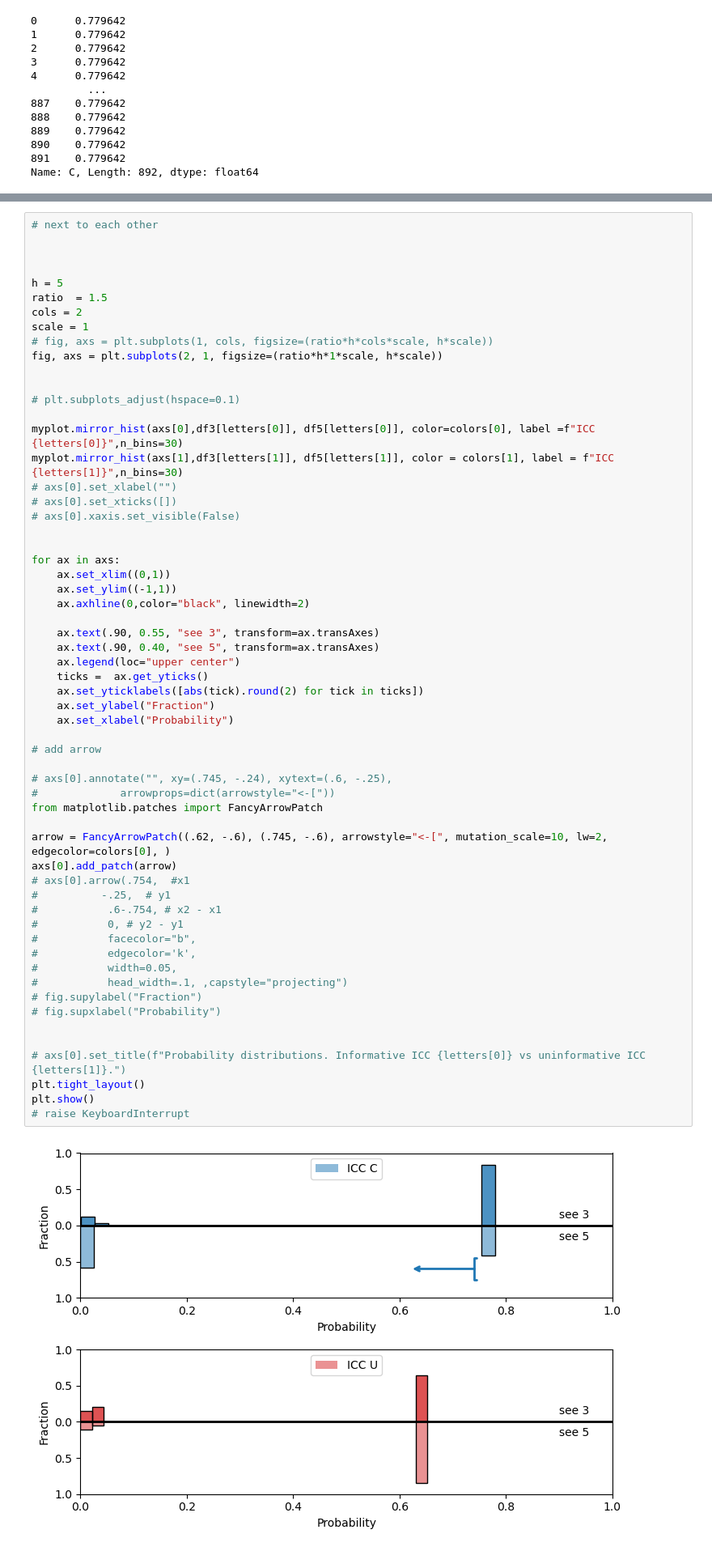
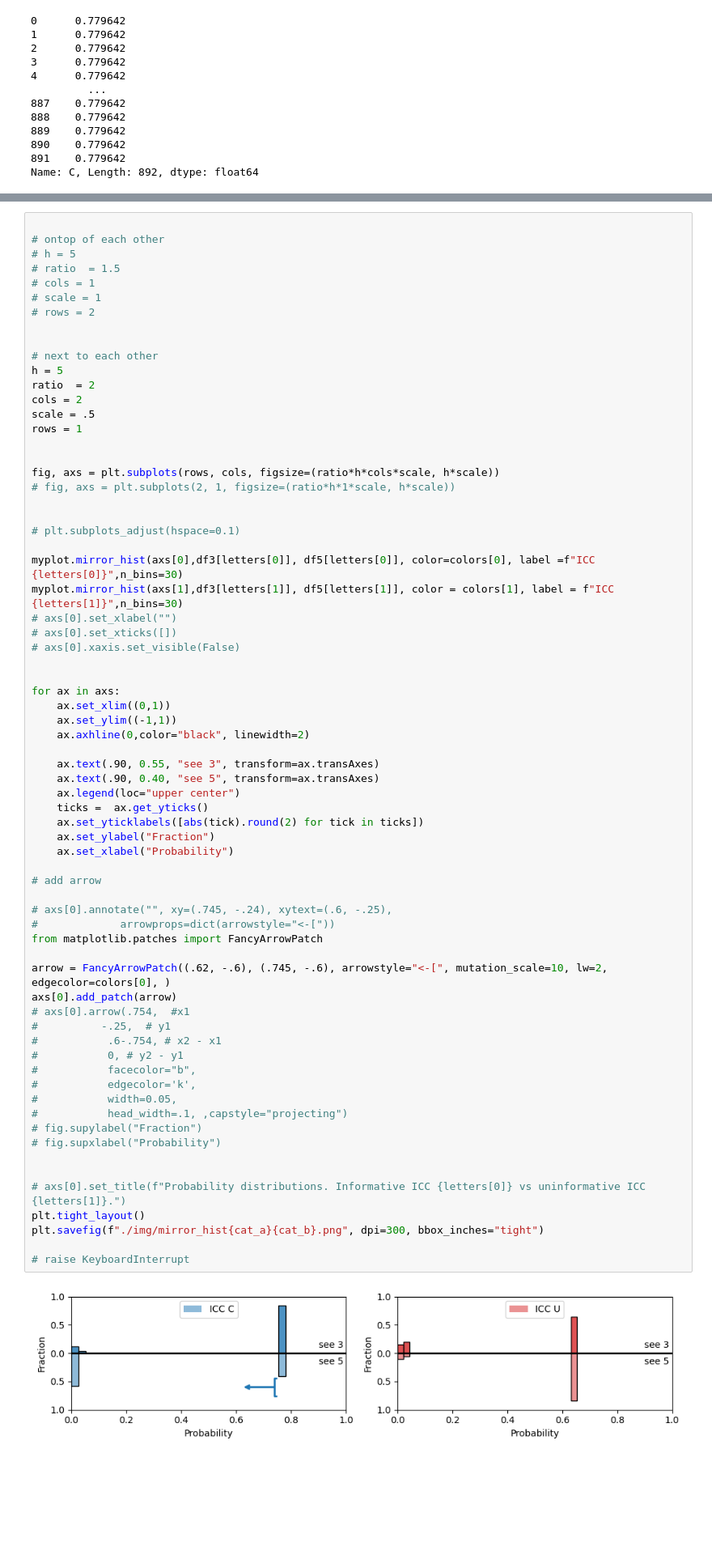
Before and after one commit to PaulHosek/MCM_classifier, a Jupyter notebook: Classifier_1/mcm/paper_plots/plots_indicative_icc.ipynb, the cells around one changed output, grey strips where cells are left out. Shown: that part at 81% size. Saved outputs shown, nothing was run; the diff lists cells and outputs as text; blank space fills up the shorter version.

Commit message:
making appendx plots

```diff
--- a/Classifier_1/mcm/paper_plots/plots_indicative_icc.ipynb
+++ b/Classifier_1/mcm/paper_plots/plots_indicative_icc.ipynb
@@ -436,16 +436,25 @@ plt.show()
 # %% [output]
 [figure]
 # %%
-# next to each other
+
+# ontop of each other
+# h = 5
+# ratio  = 1.5
+# cols = 1
+# scale = 1
+# rows = 2
 
 
+# next to each other
+h = 5
+ratio  = 2
+cols = 2
+scale = .5
+rows = 1
 
-h = 5
-ratio  = 1.5
-cols = 2
-scale = 1
-# fig, axs = plt.subplots(1, cols, figsize=(ratio*h*cols*scale, h*scale))
-fig, axs = plt.subplots(2, 1, figsize=(ratio*h*1*scale, h*scale))
+
+fig, axs = plt.subplots(rows, cols, figsize=(ratio*h*cols*scale, h*scale))
+# fig, axs = plt.subplots(2, 1, figsize=(ratio*h*1*scale, h*scale))
 
 
 # plt.subplots_adjust(hspace=0.1)
@@ -467,35 +476,36 @@ for ax in axs:
     ax.legend(loc="upper center")
     ticks =  ax.get_yticks()
     ax.set_yticklabels([abs(tick).round(2) for tick in ticks])
     ax.set_ylabel("Fraction")
     ax.set_xlabel("Probability")
 
 # add arrow
 
 # axs[0].annotate("", xy=(.745, -.24), xytext=(.6, -.25),
 #             arrowprops=dict(arrowstyle="<-["))
 from matplotlib.patches import FancyArrowPatch
 
 arrow = FancyArrowPatch((.62, -.6), (.745, -.6), arrowstyle="<-[", mutation_scale=10, lw=2, edgecolor=colors[0], )
 axs[0].add_patch(arrow)
 # axs[0].arrow(.754,  #x1
 #          -.25,  # y1
 #           .6-.754, # x2 - x1
 #           0, # y2 - y1
 #           facecolor="b",
 #           edgecolor='k',
 #           width=0.05,
 #           head_width=.1, ,capstyle="projecting")
 # fig.supylabel("Fraction")
 # fig.supxlabel("Probability")
 
 
 # axs[0].set_title(f"Probability distributions. Informative ICC {letters[0]} vs uninformative ICC {letters[1]}.")
 plt.tight_layout()
-plt.show()
+plt.savefig(f"./img/mirror_hist{cat_a}{cat_b}.png", dpi=300, bbox_inches="tight")
+
 # raise KeyboardInterrupt
 # %% [output]
-[figure, old version]
+[figure, new version]
 # %%
 ICC1_prob_3_3 = pdfs3[0,:]
 ICC1_prob_3_5 = pdfs5[0,:]
```
Also changed, not shown: parts of 5 cells of this notebook, 10 other files.
